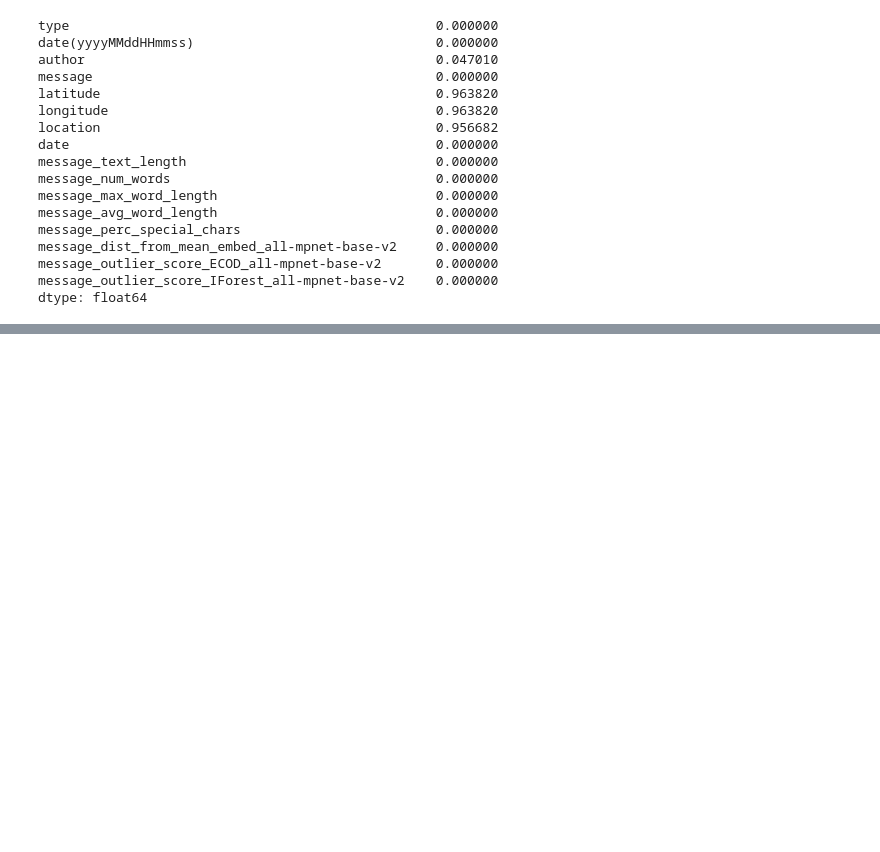
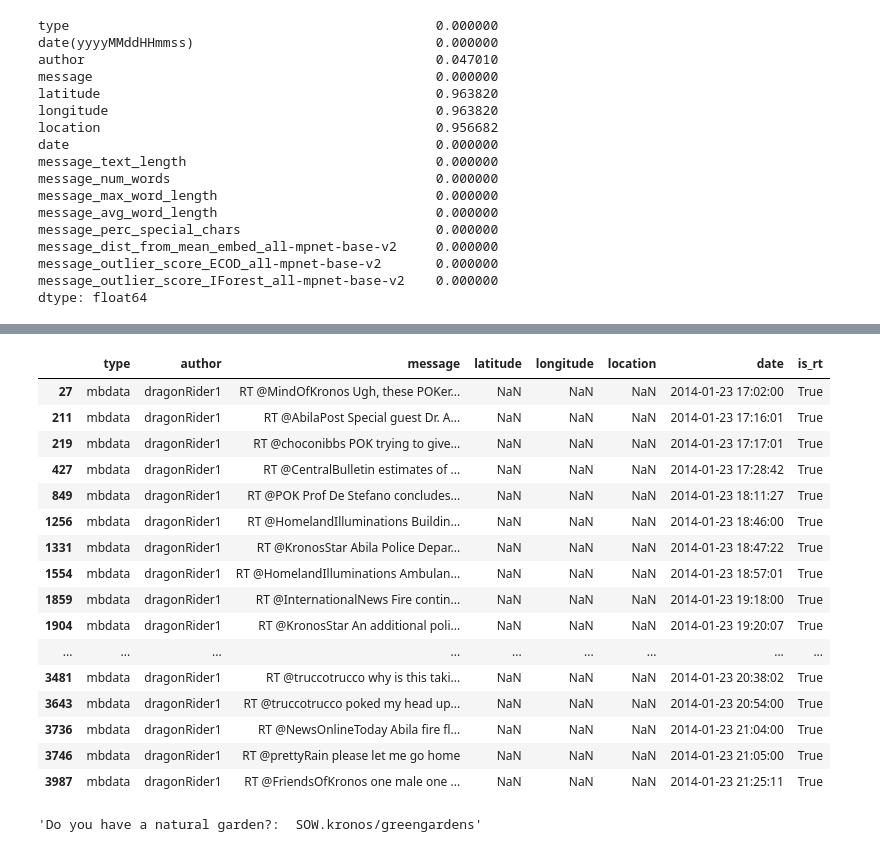
Before and after one commit to cmudig/Texture, a Jupyter notebook: analysis/vast-2021.ipynb, the cells around one changed output, grey strips where cells are left out. Cells and saved outputs as stored; diff of their text form; code cells hidden in the pictures; blank space fills up the shorter version.

```diff
--- a/analysis/vast-2021.ipynb
+++ b/analysis/vast-2021.ipynb
@@ -125,0 +83,4 @@ df.to_parquet("../datasets/processed/vast2021/vast2021.parquet")
+# %%
+df_all = df_all.drop(columns=["date(yyyyMMddHHmmss)"])
+
+df_all["is_rt"] = df_all.message.str.startswith("RT")
@@ -125,0 +129,24 @@ df.to_parquet("../datasets/processed/vast2021/vast2021.parquet")
+# %%
+df_all[df_all.author == "dragonRider1"]
+# %% [output]
+|  | type | author | message | latitude | longitude | location | date | is_rt |
+| 27 | mbdata | dragonRider1 | RT @MindOfKronos Ugh, these POKer... | NaN | NaN | NaN | 2014-01-23 17:02:00 | True |
+| 211 | mbdata | dragonRider1 | RT @AbilaPost Special guest Dr. A... | NaN | NaN | NaN | 2014-01-23 17:16:01 | True |
+| 219 | mbdata | dragonRider1 | RT @choconibbs POK trying to give... | NaN | NaN | NaN | 2014-01-23 17:17:01 | True |
+| 427 | mbdata | dragonRider1 | RT @CentralBulletin estimates of ... | NaN | NaN | NaN | 2014-01-23 17:28:42 | True |
+| 849 | mbdata | dragonRider1 | RT @POK Prof De Stefano concludes... | NaN | NaN | NaN | 2014-01-23 18:11:27 | True |
+| 1256 | mbdata | dragonRider1 | RT @HomelandIlluminations Buildin... | NaN | NaN | NaN | 2014-01-23 18:46:00 | True |
+| 1331 | mbdata | dragonRider1 | RT @KronosStar Abila Police Depar... | NaN | NaN | NaN | 2014-01-23 18:47:22 | True |
+| 1554 | mbdata | dragonRider1 | RT @HomelandIlluminations Ambulan... | NaN | NaN | NaN | 2014-01-23 18:57:01 | True |
+| 1859 | mbdata | dragonRider1 | RT @InternationalNews Fire contin... | NaN | NaN | NaN | 2014-01-23 19:18:00 | True |
+| 1904 | mbdata | dragonRider1 | RT @KronosStar An additional poli... | NaN | NaN | NaN | 2014-01-23 19:20:07 | True |
+| ... | ... | ... | ... | ... | ... | ... | ... | ... |
+| 3481 | mbdata | dragonRider1 | RT @truccotrucco why is this taki... | NaN | NaN | NaN | 2014-01-23 20:38:02 | True |
+| 3643 | mbdata | dragonRider1 | RT @truccotrucco poked my head up... | NaN | NaN | NaN | 2014-01-23 20:54:00 | True |
+| 3736 | mbdata | dragonRider1 | RT @NewsOnlineToday Abila fire fl... | NaN | NaN | NaN | 2014-01-23 21:04:00 | True |
+| 3746 | mbdata | dragonRider1 | RT @prettyRain please let me go home | NaN | NaN | NaN | 2014-01-23 21:05:00 | True |
+| 3987 | mbdata | dragonRider1 | RT @FriendsOfKronos one male one ... | NaN | NaN | NaN | 2014-01-23 21:25:11 | True |
+# %%
+df_all.iloc[203].message
+# %% [output]
+'Do you have a natural garden?:  SOW.kronos/greengardens'
```
Also changed, not shown: parts of 26 cells of this notebook.
